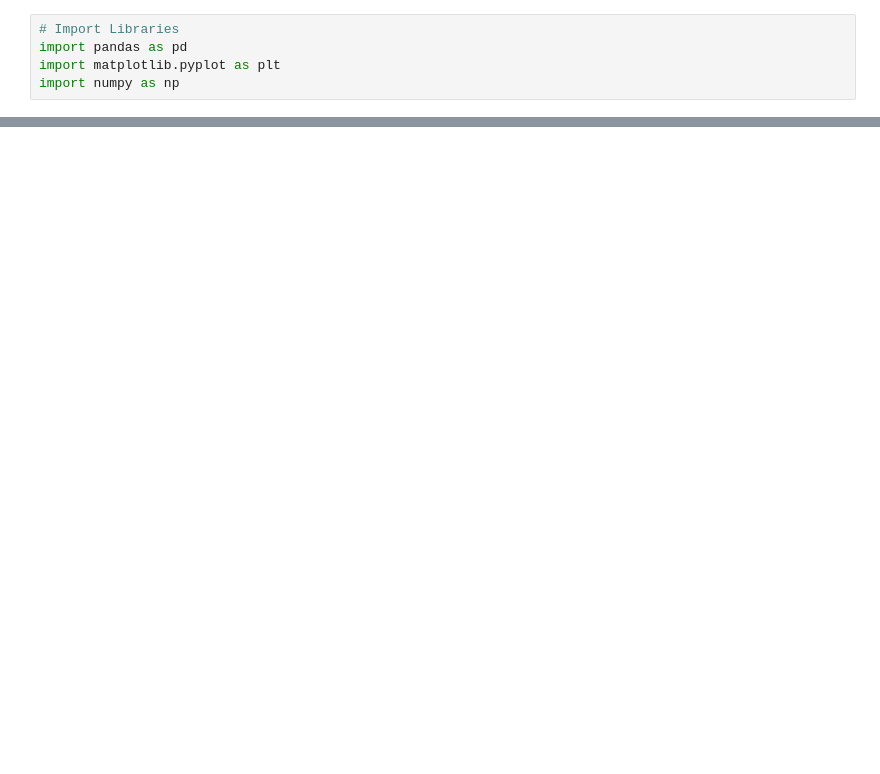
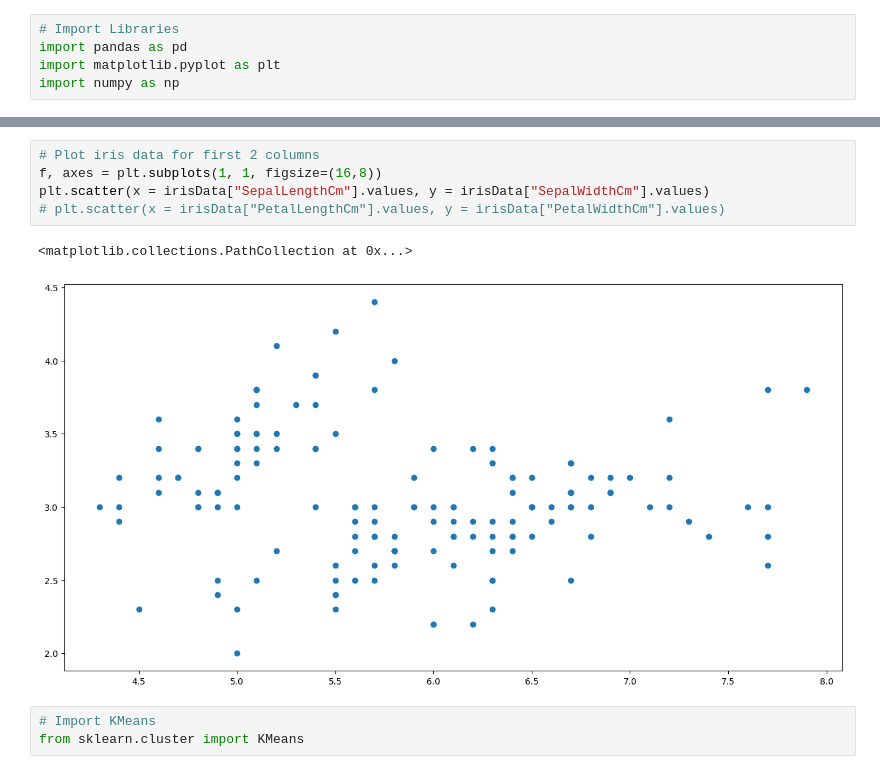
Before and after one commit to cjieguang/TheSparksFoundation, a Jupyter notebook: TSFGRIP-Task-2/TSFGRIP-Task-2.ipynb, the cells around one changed output, grey strips where cells are left out. Cells and saved outputs as stored; diff of their text form; blank space fills up the shorter version.

Commit message:
Added final graph

```diff
--- a/TSFGRIP-Task-2/TSFGRIP-Task-2.ipynb
+++ b/TSFGRIP-Task-2/TSFGRIP-Task-2.ipynb
@@ -39,0 +71,11 @@ irisData.head()
+# %%
+# Plot iris data for first 2 columns
+f, axes = plt.subplots(1, 1, figsize=(16,8))
+plt.scatter(x = irisData["SepalLengthCm"].values, y = irisData["SepalWidthCm"].values)
+# plt.scatter(x = irisData["PetalLengthCm"].values, y = irisData["PetalWidthCm"].values)
+# %% [output]
+<matplotlib.collections.PathCollection at 0x...>
+[figure, added]
+# %%
+# Import KMeans
+from sklearn.cluster import KMeans
```
Also changed, not shown: parts of 9 cells of this notebook.
